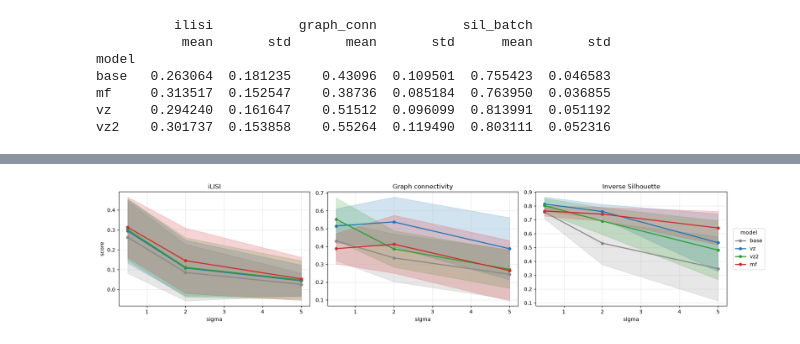
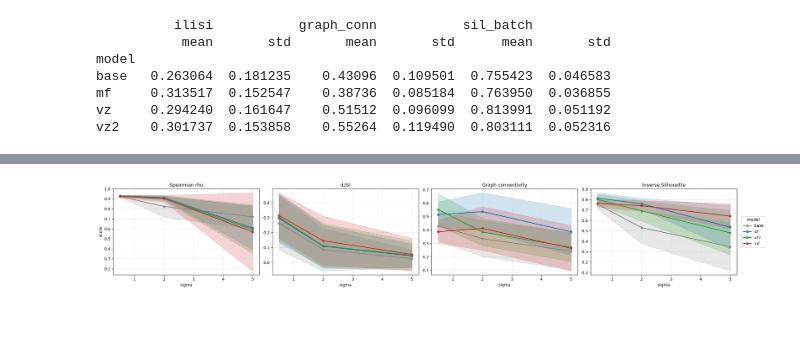
Before and after one commit to a1anx/decipher-bc, a Jupyter notebook: Data Analysis/9.1 new_metric_exploration.ipynb, the cells around one changed output, grey strips where cells are left out. Cells and saved outputs as stored; diff of their text form; code cells hidden in the pictures; blank space fills up the shorter version.

Commit message:
metric analysis for Jul 24 meeting

```diff
--- a/Data Analysis/9.1 new_metric_exploration.ipynb
+++ b/Data Analysis/9.1 new_metric_exploration.ipynb
@@ -53,3 +54,18 @@ draw_plots(adata_mf)
 [figure]
 [figure]
 [figure]
+# %%
+from scipy.stats import spearmanr
+
+records = []
+for name, ad in [("base", adata_base), ("vz", adata_vz), ("vz2", adata_vz2), ("mf", adata_mf)]:
+    m = ad.obs["decipher_time"].notna() & ad.obs["latent_t"].notna()
+    rho, _ = spearmanr(ad.obs["decipher_time"][m], ad.obs["latent_t"][m])
+    absrho = np.round(abs(rho),2)
+    records.append({
+        "model": name,
+        "|rho|": absrho
+    })
+
+results = pd.DataFrame(records)
+print(results)
@@ -390,8 +412,11 @@ mf     0.313517  0.152547    0.38736  0.085184  0.763950  0.036855
 vz     0.294240  0.161647    0.51512  0.096099  0.813991  0.051192
 vz2    0.301737  0.153858    0.55264  0.119490  0.803111  0.052316
 # %%
+base_file_path = "/Users/jihyunpark/Documents/Decipher/decipher-bc/Data/Simulated Data/Simulated Adata/shift_sigma_sweep/0724/trained"
 sigmas = [0.5, 2.0, 5.0]
 seeds = [0, 1, 2, 3, 4]
+metric_cols = ["|rho|", "ilisi", "graph_conn", "sil_batch"]
+
 records = []
 
 for sigma in sigmas:
@@ -403,13 +428,32 @@ for sigma in sigmas:
 
         for model_name, ad in [("base", adata_base), ("vz", adata_vz),
                                ("vz2", adata_vz2), ("mf", adata_mf)]:
+            # Integration metrics
             m = compute_integration_metrics(ad, n_neighbors=30, n_bins=5)
+
+            # |rho| between decipher_time and latent_t
+            mask = ad.obs["decipher_time"].notna() & ad.obs["latent_t"].notna()
+            if mask.sum() >= 10:
+                rho, _ = spearmanr(ad.obs["decipher_time"][mask],
+                                   ad.obs["latent_t"][mask])
+                m["|rho|"] = abs(rho)
+            else:
+                m["|rho|"] = np.nan
+                print(f"WARN: sigma={sigma} seed={seed} {model_name}: "
+                      f"only {mask.sum()} valid cells")
+            m["n_valid"] = int(mask.sum())
+
             m["sigma"] = sigma
             m["seed"] = seed
             m["model"] = model_name
             records.append(m)
 
 results = pd.DataFrame(records)
-results.to_csv(f"{base_file_path}/sweep_metrics.csv", index=False)
-print(f"Saved {len(results)} rows ({len(sigmas)} sigmas × {len(seeds)} seeds × 4 models)")
+summary = (
+    results
+    .groupby(["sigma", "model"])[metric_cols]
+    .agg(["mean", "std"])
+)
+print(summary.round(3))
+summary.to_csv(f"{base_file_path}/sweep_metrics_with_rho.csv", index=False)
 # %% [output]
@@ -417,32 +475,34 @@ Saved 60 rows (3 sigmas × 5 seeds × 4 models)
 # %%
+
 import matplotlib.pyplot as plt
 
 metrics = [
+    ("|rho|", "Spearman rho"),
     ("ilisi",      "iLISI"),
     ("graph_conn", "Graph connectivity"),
     ("sil_batch",  "Inverse Silhouette"),
 ]
 models = ["base", "vz", "vz2", "mf"]
 model_colors = {"base": "#888888", "vz": "#1f77b4", "vz2": "#2ca02c", "mf": "#d62728"}
 
-fig, axes = plt.subplots(1, 3, figsize=(18, 4), sharex=True)
+fig, axes = plt.subplots(1, 4, figsize=(24, 4), sharex=True)
 
 for ax, (col, title) in zip(axes, metrics):
     for model in models:
         sub = results[results["model"] == model].groupby("sigma")[col].agg(["mean", "std"])
         ax.plot(sub.index, sub["mean"], label=model, color=model_colors[model], linewidth=2, marker="o", markersize=5
                 )
         ax.fill_between(sub.index,
                         sub["mean"] - sub["std"],
                         sub["mean"] + sub["std"],
                         color=model_colors[model], alpha=0.2)
     ax.set_title(title)
     ax.set_xlabel("sigma")
     ax.grid(alpha=0.3)
 
 axes[0].set_ylabel("score")
 axes[-1].legend(loc="center left", bbox_to_anchor=(1.02, 0.5), title="model")
 plt.tight_layout()
 plt.show()
 # %% [output]
-[figure, old version]
+[figure, new version]
```
Also changed, not shown: parts of 4 cells of this notebook.
